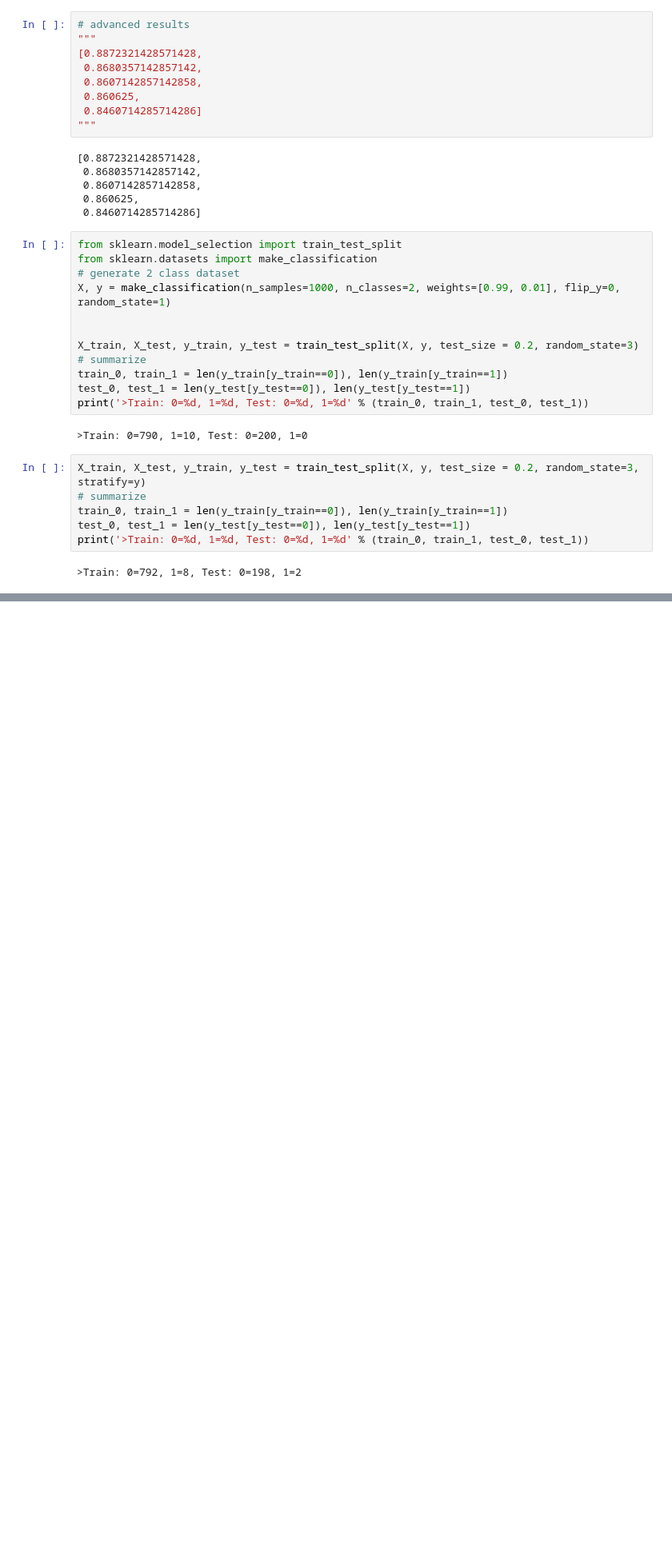
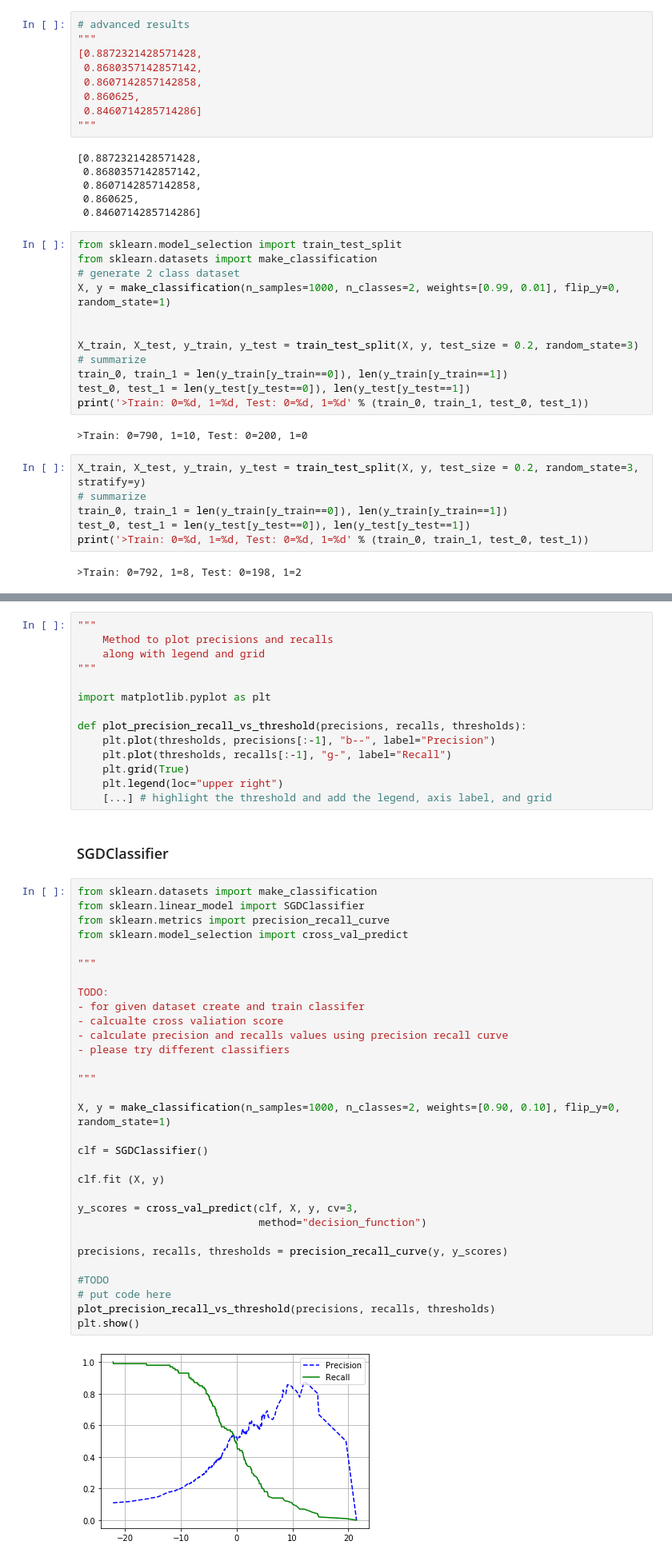
Before and after one commit to marcinczelej/ML_content, a Jupyter notebook: solutions.ipynb, the cells around one changed output, grey strips where cells are left out. Shown: that part at 80% size. Drawn from its saved outputs; the diff is of its cells as text; blank space fills up the shorter version.

```diff
--- a/solutions.ipynb
+++ b/solutions.ipynb
@@ -153,0 +289,49 @@ print('>Train: 0=%d, 1=%d, Test: 0=%d, 1=%d' % (train_0, train_1, test_0, test_1
+# %%
+"""
+    Method to plot precisions and recalls
+    along with legend and grid
+"""
+
+import matplotlib.pyplot as plt
+
+def plot_precision_recall_vs_threshold(precisions, recalls, thresholds):
+    plt.plot(thresholds, precisions[:-1], "b--", label="Precision")
+    plt.plot(thresholds, recalls[:-1], "g-", label="Recall")
+    plt.grid(True)
+    plt.legend(loc="upper right")
+    [...] # highlight the threshold and add the legend, axis label, and grid
+# %% [markdown]
+### SGDClassifier
+# %%
+from sklearn.datasets import make_classification
+from sklearn.linear_model import SGDClassifier
+from sklearn.metrics import precision_recall_curve
+from sklearn.model_selection import cross_val_predict
+
+"""
+
+TODO:
+- for given dataset create and train classifer
+- calcualte cross valiation score
+- calculate precision and recalls values using precision recall curve
+- please try different classifiers
+
+"""
+
+X, y = make_classification(n_samples=1000, n_classes=2, weights=[0.90, 0.10], flip_y=0, random_state=1)
+
+clf = SGDClassifier()
+
+clf.fit (X, y)
+
+y_scores = cross_val_predict(clf, X, y, cv=3,
+                             method="decision_function")
+
+precisions, recalls, thresholds = precision_recall_curve(y, y_scores)
+
+#TODO
+# put code here
+plot_precision_recall_vs_threshold(precisions, recalls, thresholds)
+plt.show()
+# %% [output]
+[figure, added]
```
Also changed, not shown: parts of 14 cells of this notebook, 1 other file.
